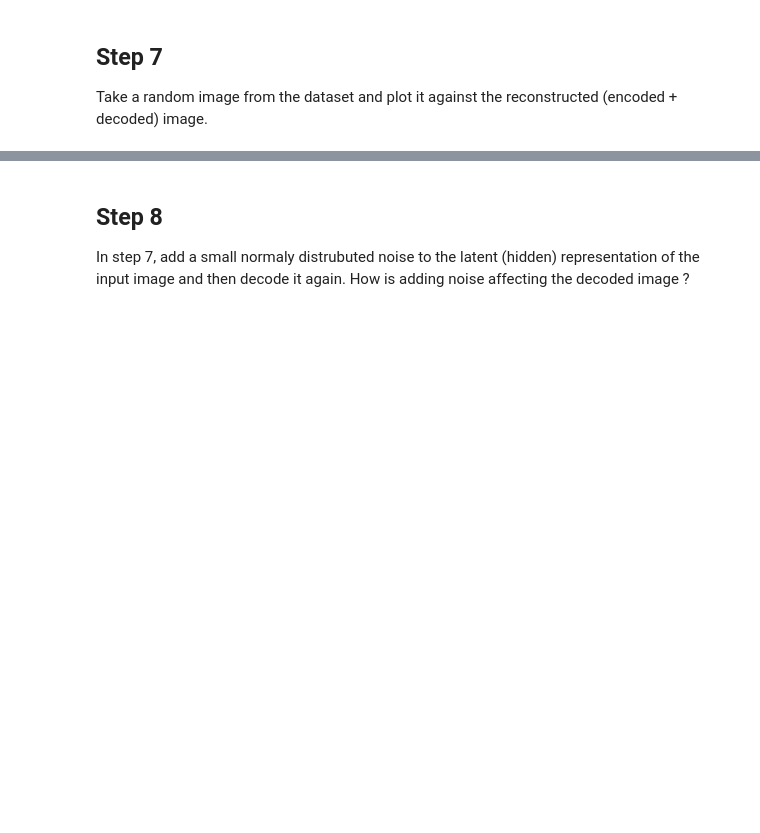
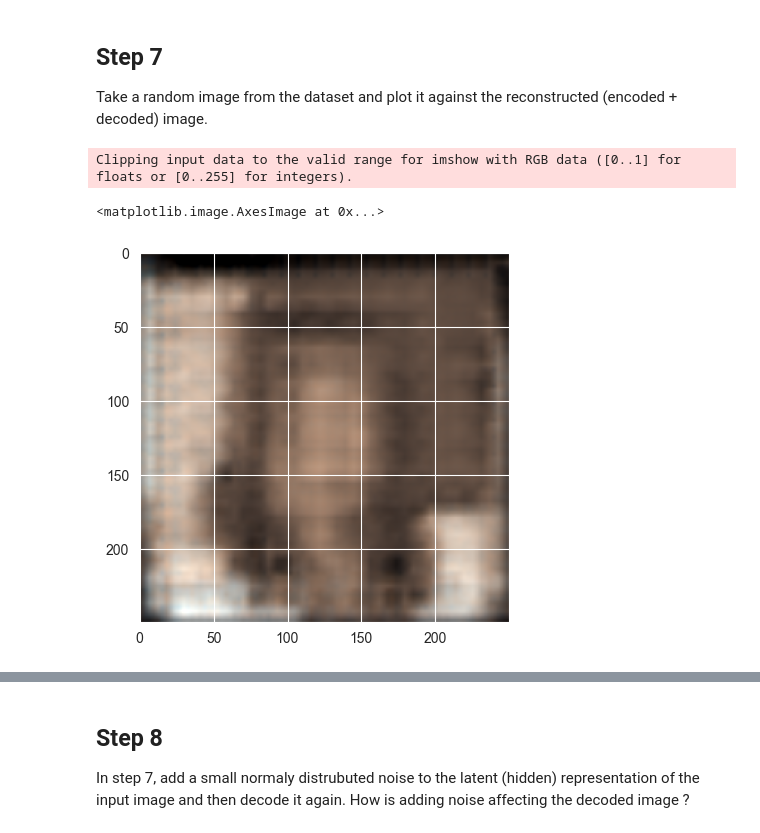
Before and after one commit to rasmusvedel/550-pattern_recognition, a Jupyter notebook: HW3/HW3.ipynb, the cells around one changed output, grey strips where cells are left out. Saved outputs shown, nothing was run; the diff lists cells and outputs as text; code cells hidden in the pictures; blank space fills up the shorter version.

```diff
--- a/HW3/HW3.ipynb
+++ b/HW3/HW3.ipynb
@@ -67,13 +67,11 @@ class AE(nn.Module):
         )
 
         self.decoder = nn.Sequential( ## use convTranspose layers to upscale the input back to it original shape
-            nn.ConvTranspose2d(16, 32, kernel_size=5, stride=2, padding=1),  # b, 32, 21, 21
+            nn.ConvTranspose2d(16, 32, kernel_size=5, stride=2, padding=1),
             nn.ReLU(),
-            nn.ConvTranspose2d(32, 64, kernel_size=5, stride=2, padding=1),  # b, 64, 45, 45
+            nn.ConvTranspose2d(32, 64, kernel_size=5, stride=2, padding=1),
             nn.ReLU(),
-            nn.ConvTranspose2d(64, 128, kernel_size=5, stride=2, padding=1),  # b, 128, 93, 93
-            nn.ReLU(),
-            nn.ConvTranspose2d(128, 3, kernel_size=5, stride=2, padding=1),    # b, 3, 189, 189
+            nn.ConvTranspose2d(64, 3, kernel_size=5, stride=2, padding=1),
             nn.Upsample((250, 250), mode='bilinear', align_corners=False)    # Upsample to original size
             )
 
@@ -149,14 +157,19 @@ Take a random image from the dataset and plot it against the reconstructed (enco
 # %%
 ##Since the images are shuffled when creating the dataloader, ill take the first image from the dataset and plot it
 random_image = None
 
 for x,_ in dataloader:
     random_image = x
     break
 
 encoder_output = model.encode(random_image) ##needed for step 8
 predicted_image = model.decode(encoder_output)
 
-plt.imshow(predicted_image[0].permute(1, 2, 0))
+image = predicted_image[0].permute(1, 2, 0)
+plt.imshow(image.detach().numpy())
+# %% [output]
+Clipping input data to the valid range for imshow with RGB data ([0..1] for floats or [0..255] for integers).
+<matplotlib.image.AxesImage at 0x...>
+[figure, added]
 # %%
 plt.imshow(random_image[0].permute(1, 2, 0))
```
Also changed, not shown: parts of 5 cells of this notebook.
